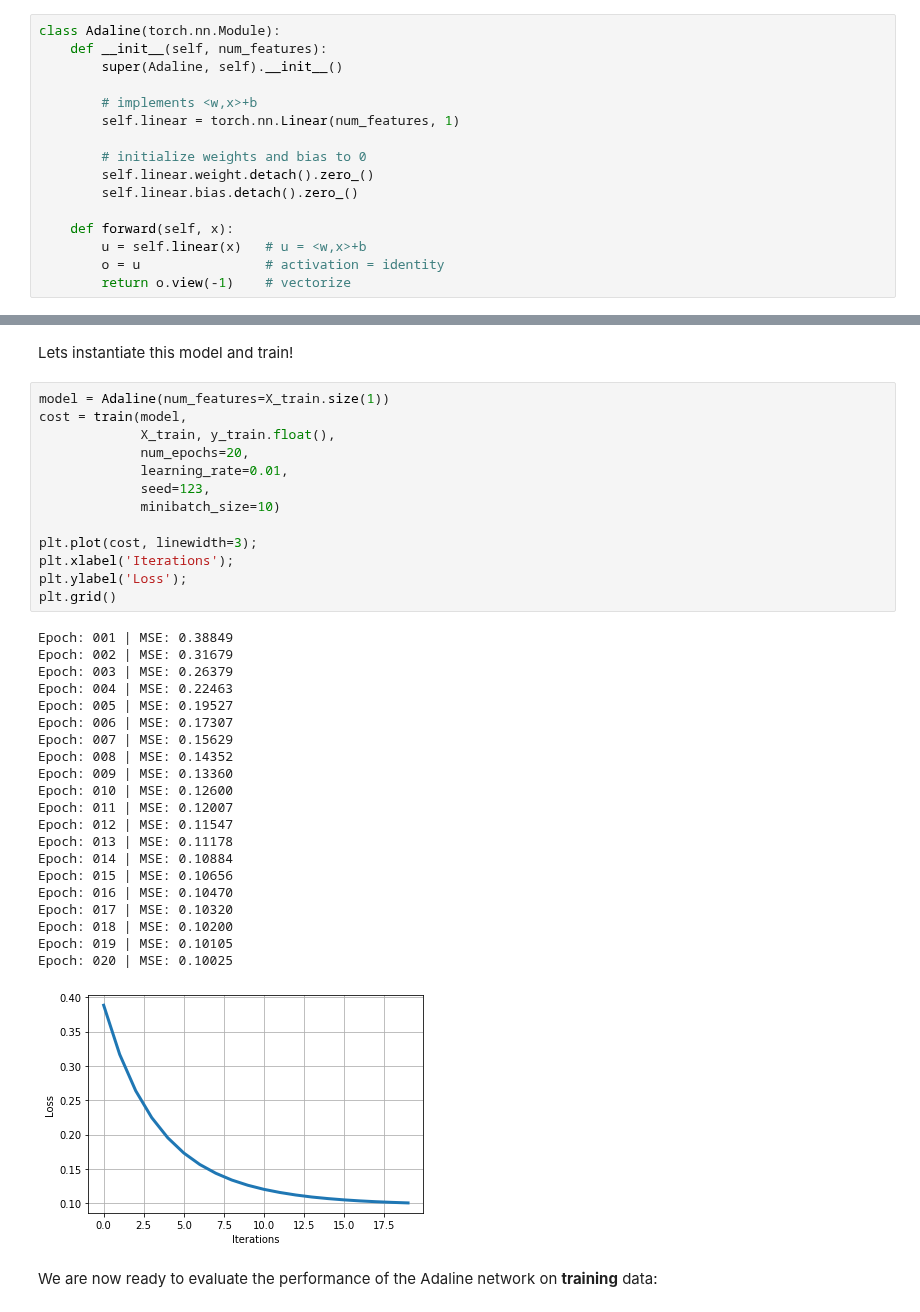
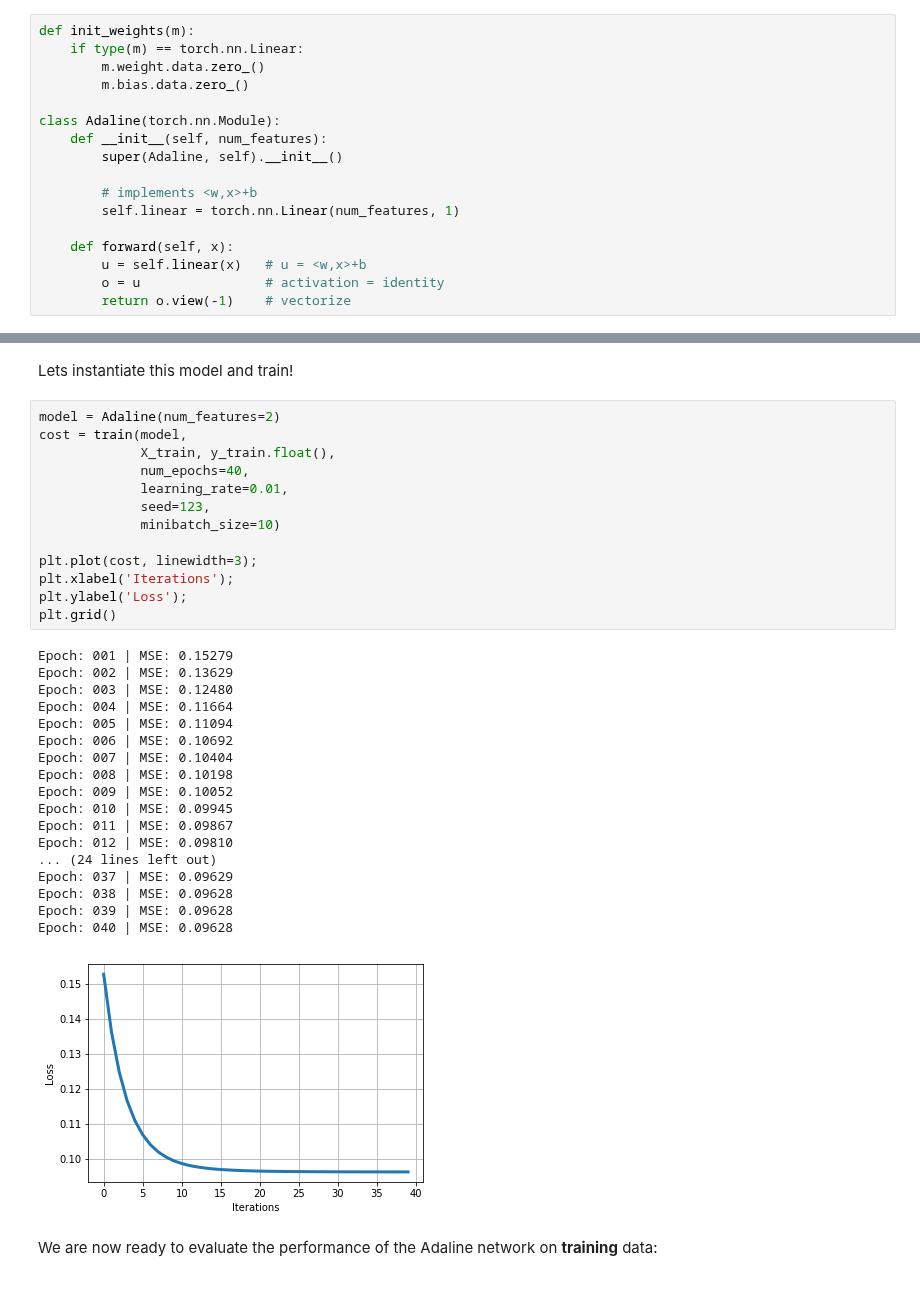
Before and after one commit to rkwitt/teaching, a Jupyter notebook: WS1920/CV/material/AdaLine/AdaLine.ipynb, the cells around one changed output, grey strips where cells are left out. Drawn from its saved outputs; the diff is of its cells as text.

Commit message:
ENH: MLP, Adaline adjustments

```diff
--- a/WS1920/CV/material/AdaLine/AdaLine.ipynb
+++ b/WS1920/CV/material/AdaLine/AdaLine.ipynb
@@ -135,6 +135,11 @@ plt.ylabel('$x_3$');
 # %% [markdown]
 We are now ready to define our **Adaline** model. This is effectively a simple linear model (computing an inner product + bias). We will define the model in the way we will later define more complex neural networks, i.e., using a class derived from `nn.Module`.
 # %%
+def init_weights(m):
+    if type(m) == torch.nn.Linear:
+        m.weight.data.zero_()
+        m.bias.data.zero_()
+
 class Adaline(torch.nn.Module):
     def __init__(self, num_features):
         super(Adaline, self).__init__()
@@ -142,10 +147,6 @@ class Adaline(torch.nn.Module):
         # implements <w,x>+b
         self.linear = torch.nn.Linear(num_features, 1)
 
-        # initialize weights and bias to 0
-        self.linear.weight.detach().zero_()
-        self.linear.bias.detach().zero_()
-
     def forward(self, x):
         u = self.linear(x)   # u = <w,x>+b
         o = u                # activation = identity
@@ -198,40 +199,37 @@ def train(model, x, y, num_epochs,
 # %% [markdown]
 Lets instantiate this model and train!
 # %%
-model = Adaline(num_features=X_train.size(1))
+model = Adaline(num_features=2)
 cost = train(model,
              X_train, y_train.float(),
-             num_epochs=20,
+             num_epochs=40,
              learning_rate=0.01,
              seed=123,
              minibatch_size=10)
 
 plt.plot(cost, linewidth=3);
 plt.xlabel('Iterations');
 plt.ylabel('Loss');
 plt.grid()
 # %% [output]
-Epoch: 001 | MSE: 0.38849
-Epoch: 002 | MSE: 0.31679
-Epoch: 003 | MSE: 0.26379
-Epoch: 004 | MSE: 0.22463
-Epoch: 005 | MSE: 0.19527
-Epoch: 006 | MSE: 0.17307
-Epoch: 007 | MSE: 0.15629
-Epoch: 008 | MSE: 0.14352
-Epoch: 009 | MSE: 0.13360
-Epoch: 010 | MSE: 0.12600
-Epoch: 011 | MSE: 0.12007
-Epoch: 012 | MSE: 0.11547
-Epoch: 013 | MSE: 0.11178
-Epoch: 014 | MSE: 0.10884
-Epoch: 015 | MSE: 0.10656
-Epoch: 016 | MSE: 0.10470
-Epoch: 017 | MSE: 0.10320
-Epoch: 018 | MSE: 0.10200
-Epoch: 019 | MSE: 0.10105
-Epoch: 020 | MSE: 0.10025
+Epoch: 001 | MSE: 0.15279
+Epoch: 002 | MSE: 0.13629
+Epoch: 003 | MSE: 0.12480
+Epoch: 004 | MSE: 0.11664
+Epoch: 005 | MSE: 0.11094
+Epoch: 006 | MSE: 0.10692
+Epoch: 007 | MSE: 0.10404
+Epoch: 008 | MSE: 0.10198
+Epoch: 009 | MSE: 0.10052
+Epoch: 010 | MSE: 0.09945
+Epoch: 011 | MSE: 0.09867
+Epoch: 012 | MSE: 0.09810
+... (24 lines left out)
+Epoch: 037 | MSE: 0.09629
+Epoch: 038 | MSE: 0.09628
+Epoch: 039 | MSE: 0.09628
+Epoch: 040 | MSE: 0.09628
-[figure, old version]
+[figure, new version]
 # %% [markdown]
 We are now ready to evaluate the performance of the Adaline network on **training** data:
 # %%
```
Also changed, not shown: parts of 5 cells of this notebook, 1 other file.
